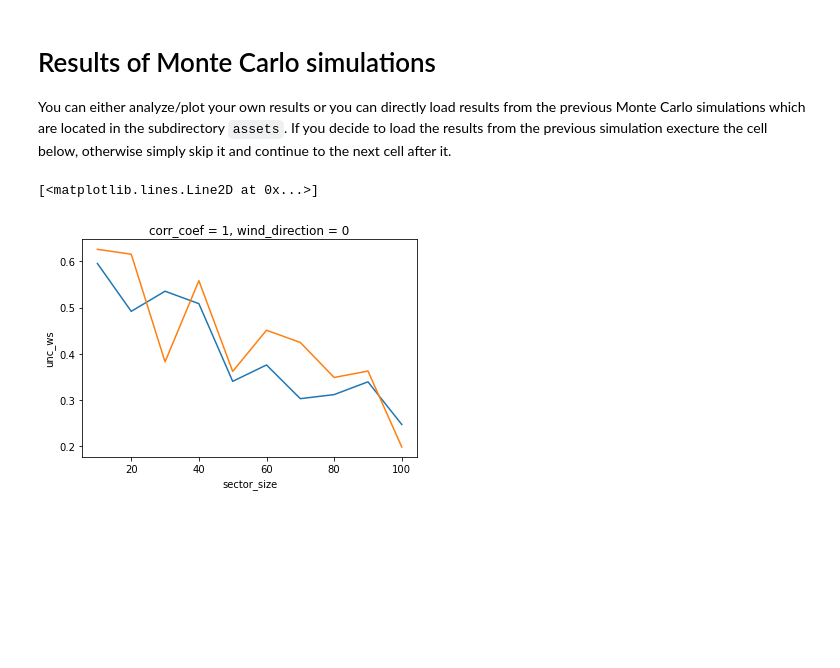
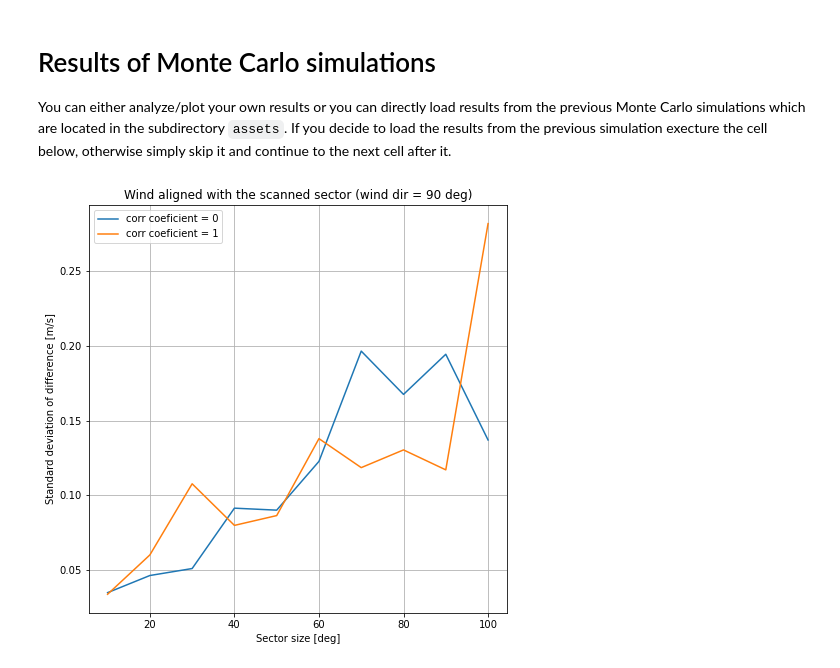
Before and after one commit to Burro7J/mocalum, a Jupyter notebook: examples/tutorial-04/tutorial-04-single-Doppler-Monte-Carlo.ipynb, the cells around one changed output. Cells and saved outputs as stored; diff of their text form; code cells hidden in the pictures; blank space fills up the shorter version.

```diff
--- a/examples/tutorial-04/tutorial-04-single-Doppler-Monte-Carlo.ipynb
+++ b/examples/tutorial-04/tutorial-04-single-Doppler-Monte-Carlo.ipynb
@@ -289,9 +295,3 @@ ds_IVAP_unc.to_netcdf('./assets/IVAP_uncertainty.nc')
 You can either analyze/plot your own results or you can directly load results from the previous Monte Carlo simulations which are located in the subdirectory `assets`. If you decide to load the results from the previous simulation execture the cell below, otherwise simply skip it and continue to the next cell after it.
 # %%
 ds_IVAP_unc = xr.open_dataset('./assets/IVAP_uncertainty.nc')
-# %%
-ds_IVAP_unc.unc_ws.sel(wind_direction=0, corr_coef=0).plot()
-ds_IVAP_unc.unc_ws.sel(wind_direction=0, corr_coef=1).plot()
-# %% [output]
-[<matplotlib.lines.Line2D at 0x...>]
-[figure, removed]
@@ -311,0 +298,18 @@ plt.rc('figure', titlesize=BIGGER_SIZE)  # fontsize of the figure title
+# %%
+fig, ax = plt.subplots(figsize=(7.5, 7.5))
+plt.grid()
+
+
+ds_IVAP_unc.unc_ws.sel(wind_direction=90,statistics='std', corr_coef=0).plot(ax=ax, label='corr coeficient = 0')
+ds_IVAP_unc.unc_ws.sel(wind_direction=90,statistics='std', corr_coef=1).plot(ax=ax, label='corr coeficient = 1')
+
+plt.xlabel('Sector size [deg]')
+plt.ylabel('Standard deviation of difference [m/s]')
+
+plt.title('Wind aligned with the scanned sector (wind dir = 90 deg)')
+plt.legend(loc="upper left")
+plt.show()
+
+fig.savefig('./assets/std_diff_wind_speed_dir_90.png')
+# %% [output]
+[figure, added]
```
Also changed, not shown: parts of 13 cells of this notebook, 8 other files.
